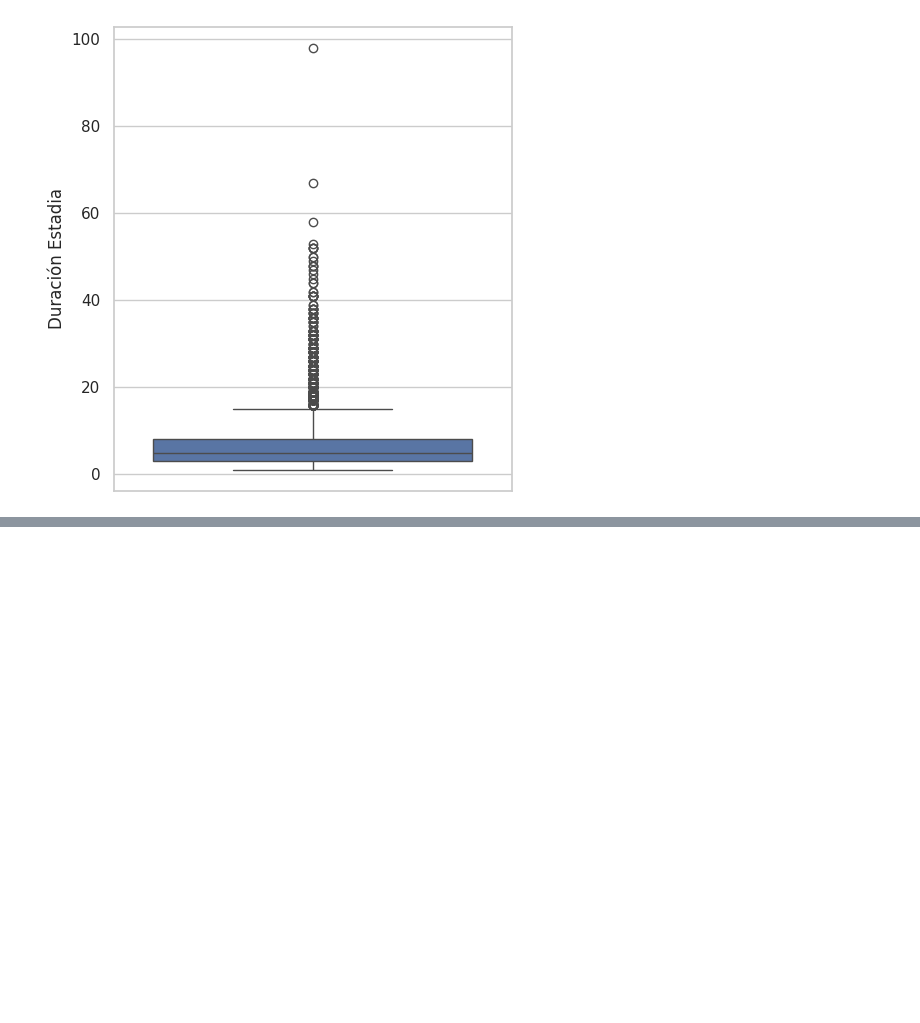
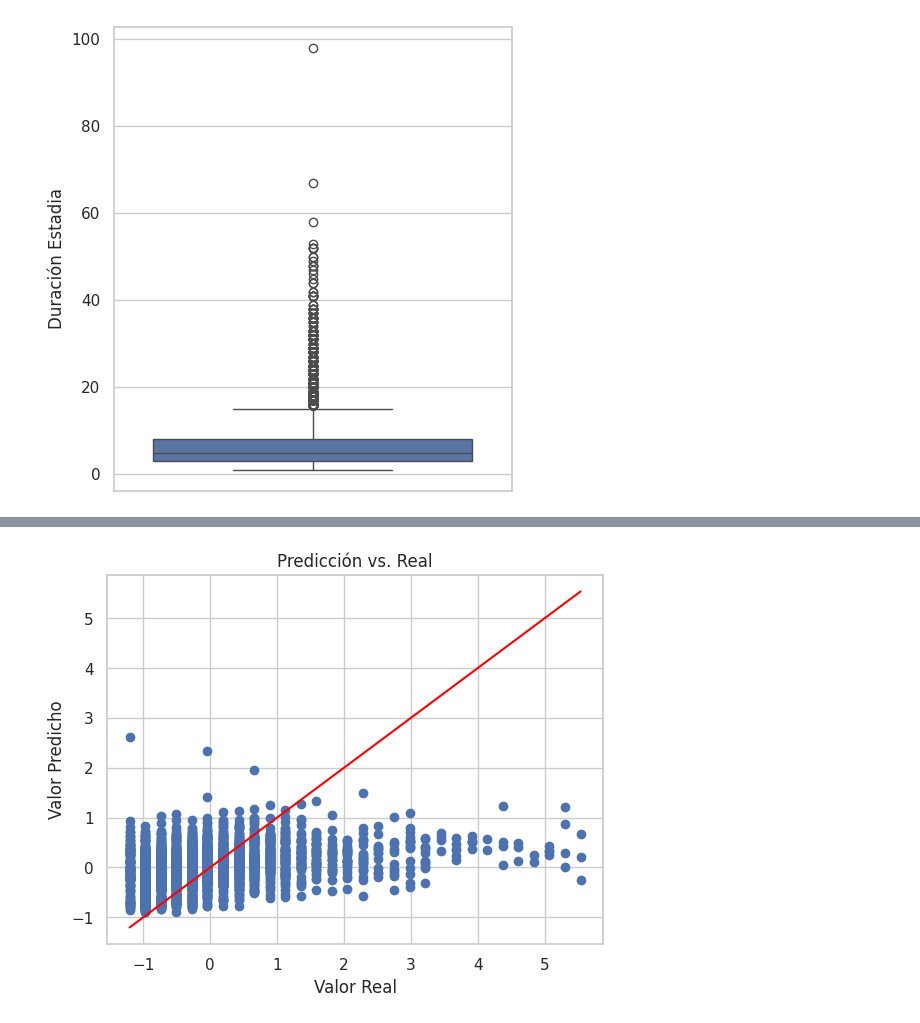
Before and after one commit to Estefaniagz/Proyecto_nocountry, a Jupyter notebook: explore.ipynb, the cells around one changed output, grey strips where cells are left out. Drawn from its saved outputs; the diff is of its cells as text; code cells hidden in the pictures; blank space fills up the shorter version.

```diff
--- a/explore.ipynb
+++ b/explore.ipynb
@@ -1651,0 +1359,13 @@ weighted avg       0.11      0.16      0.12      2879
+# %%
+import xgboost as xgb
+from sklearn.model_selection import GridSearchCV
+
+param_grid = {
+    'max_depth': [3, 5, 7],
+    'learning_rate': [0.01, 0.05, 0.1],
+    'n_estimators': [100, 200, 300]
+}
+
+grid_search = GridSearchCV(estimator=xgb.XGBRegressor(), param_grid=param_grid, cv=5)
+grid_search.fit(X_train, y_train)
+print(f'Best params: {grid_search.best_params_}')
@@ -1651,0 +1428,9 @@ weighted avg       0.11      0.16      0.12      2879
+# %%
+plt.scatter(y_test, y_pred)
+plt.plot([y_test.min(), y_test.max()], [y_test.min(), y_test.max()], color='red')  # Línea de 45 grados
+plt.title("Predicción vs. Real")
+plt.xlabel("Valor Real")
+plt.ylabel("Valor Predicho")
+plt.show()
+# %% [output]
+[figure, added]
```
Also changed, not shown: parts of 54 cells of this notebook, 1 other file.
